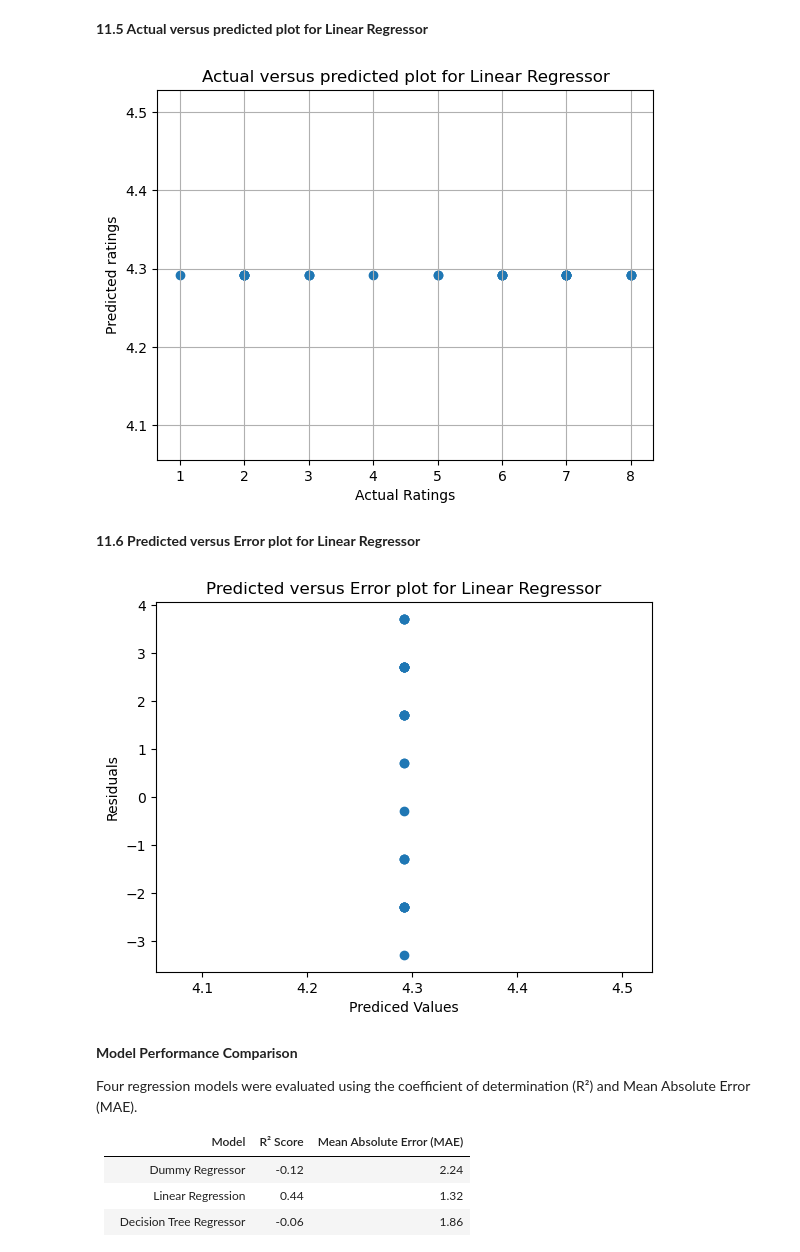
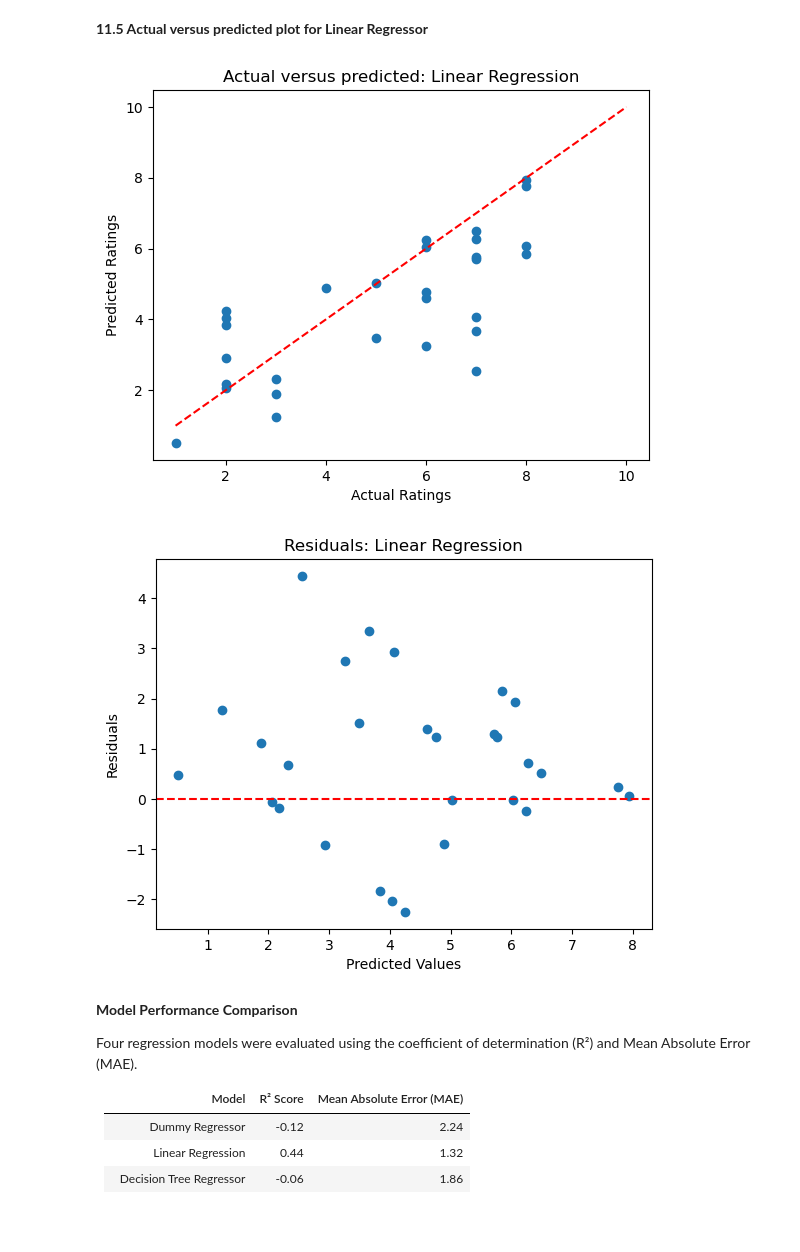
Before and after one commit to SayanMazumder25/Parental-Pressure-And-Toxicity-Analysis, a Jupyter notebook: Toxicity.ipynb, the cells around one changed output. Drawn from its saved outputs; the diff is of its cells as text; code cells hidden in the pictures; blank space fills up the shorter version.

```diff
--- a/Toxicity.ipynb
+++ b/Toxicity.ipynb
@@ -892,0 +1180,5 @@ Mean absolute error:1.32
+# %%
+X_test = test_set.iloc[:, 1:14]
+y_test = test_set.iloc[:, 14]
+y_pred_lr = lr1.predict(X_test)
+print(f"r2 score: {r2_score(y_test, y_pred_lr)}\nMean Absolute Error: {mean_absolute_error(y_test, y_pred_lr)}")
@@ -931,26 +1226,19 @@ Mean absolute error:2.24
 # %% [markdown]
 **11.5 Actual versus predicted plot for Linear Regressor**
 # %%
-plt.scatter(y_actual,y_predicted)
-plt.grid()
-plt.title('Actual versus predicted plot for Linear Regressor')
-lower = min(y_actual.min(), y_predicted.min())
-upper = max(y_actual.max(), y_predicted.max())
-plt.xlabel('Actual Ratings')
-plt.ylabel('Predicted ratings')
+plt.scatter(y_test, y_pred_lr)
+plt.plot([1, 10], [1, 10], "--",color='red')
+plt.xlabel("Actual Ratings"); plt.ylabel("Predicted Ratings")
+plt.title("Actual versus predicted: Linear Regression")
 plt.show()
+plt.scatter(y_pred_lr, y_test - y_pred_lr)
+plt.axhline(0, linestyle="--",color='red')
+plt.xlabel("Predicted Values"); plt.ylabel("Residuals")
+plt.title("Residuals: Linear Regression")
+plt.show()
 # %% [output]
-[figure, old version]
+[figure, new version]
+[figure, added]
-# %% [markdown]
-**11.6 Predicted versus Error plot for Linear Regressor**
-# %%
-plt.scatter(y_predicted,y_actual-y_predicted)
-plt.xlabel('Prediced Values')
-plt.ylabel('Residuals')
-plt.title('Predicted versus Error plot for Linear Regressor')
-plt.show()
-# %% [output]
-[figure, removed]
 # %% [markdown]
 **Model Performance Comparison**
 
```
Also changed, not shown: parts of 26 cells of this notebook, 2 other files.
